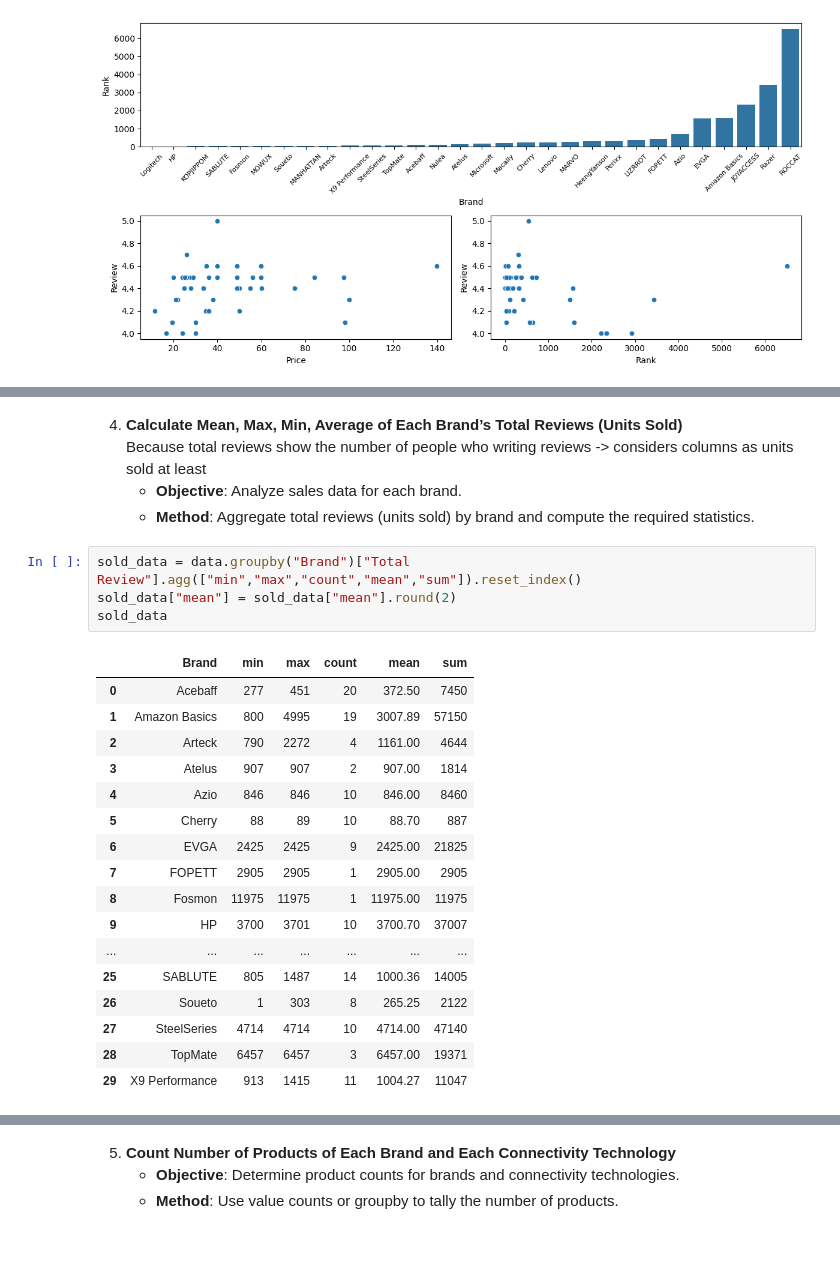
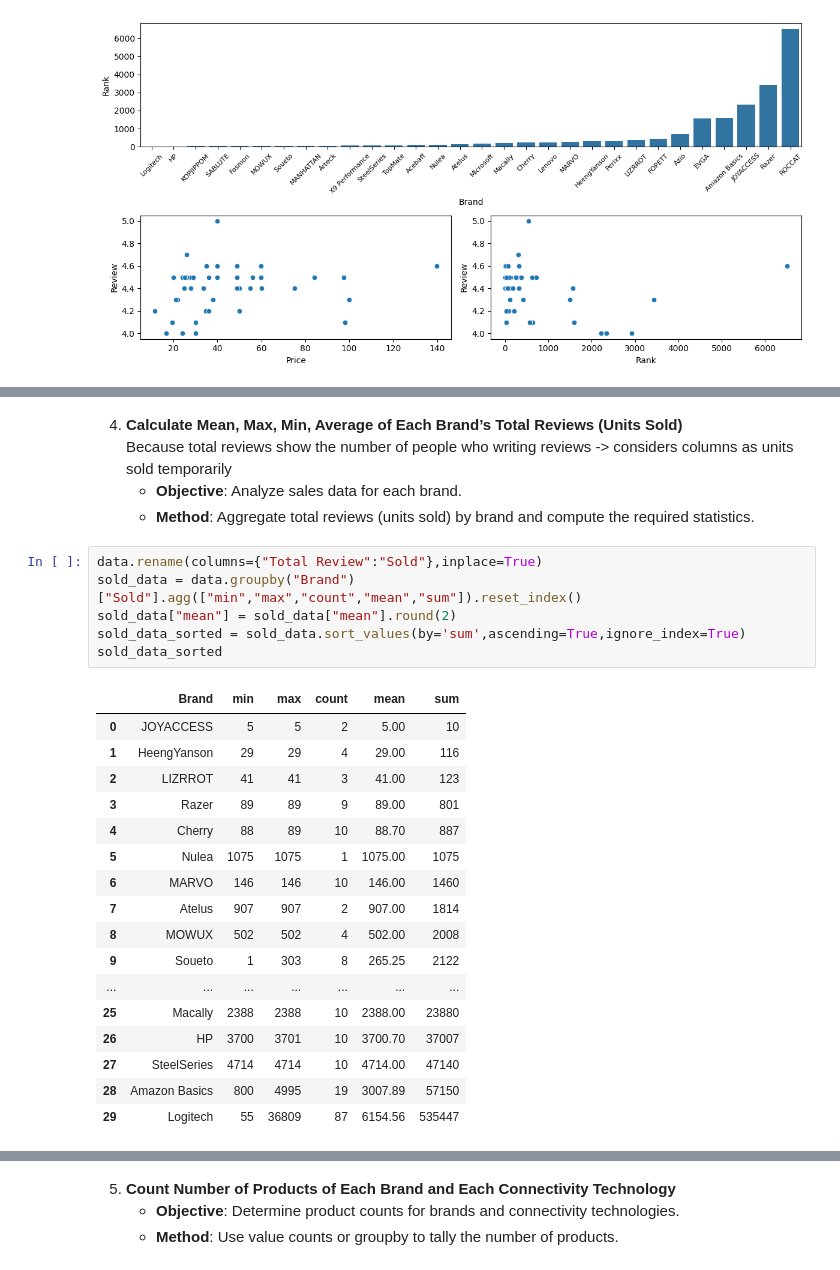
Before and after one commit to motconkien/Data-Projetcs, a Jupyter notebook: Amazon Project/Analyst/main.ipynb, the cells around one changed output, grey strips where cells are left out. Saved outputs shown, nothing was run; the diff lists cells and outputs as text.

```diff
--- a/Amazon Project/Analyst/main.ipynb
+++ b/Amazon Project/Analyst/main.ipynb
@@ -299,27 +307,29 @@ plt.tight_layout()
 # %% [markdown]
 4. **Calculate Mean, Max, Min, Average of Each Brand’s Total Reviews (Units Sold)**
-<br> Because total reviews show the number of people who writing reviews -> considers columns as units sold at least
+<br> Because total reviews show the number of people who writing reviews -> considers columns as units sold temporarily
    - **Objective**: Analyze sales data for each brand.
    - **Method**: Aggregate total reviews (units sold) by brand and compute the required statistics.
 # %%
-sold_data = data.groupby("Brand")["Total Review"].agg(["min","max","count","mean","sum"]).reset_index()
+data.rename(columns={"Total Review":"Sold"},inplace=True)
+sold_data = data.groupby("Brand")["Sold"].agg(["min","max","count","mean","sum"]).reset_index()
 sold_data["mean"] = sold_data["mean"].round(2)
-sold_data
+sold_data_sorted = sold_data.sort_values(by='sum',ascending=True,ignore_index=True)
+sold_data_sorted
 # %% [output]
 |  | Brand | min | max | count | mean | sum |
-| 0 | Acebaff | 277 | 451 | 20 | 372.50 | 7450 |
-| 1 | Amazon Basics | 800 | 4995 | 19 | 3007.89 | 57150 |
-| 2 | Arteck | 790 | 2272 | 4 | 1161.00 | 4644 |
-| 3 | Atelus | 907 | 907 | 2 | 907.00 | 1814 |
-| 4 | Azio | 846 | 846 | 10 | 846.00 | 8460 |
-| 5 | Cherry | 88 | 89 | 10 | 88.70 | 887 |
-| 6 | EVGA | 2425 | 2425 | 9 | 2425.00 | 21825 |
-| 7 | FOPETT | 2905 | 2905 | 1 | 2905.00 | 2905 |
-| 8 | Fosmon | 11975 | 11975 | 1 | 11975.00 | 11975 |
-| 9 | HP | 3700 | 3701 | 10 | 3700.70 | 37007 |
+| 0 | JOYACCESS | 5 | 5 | 2 | 5.00 | 10 |
+| 1 | HeengYanson | 29 | 29 | 4 | 29.00 | 116 |
+| 2 | LIZRROT | 41 | 41 | 3 | 41.00 | 123 |
+| 3 | Razer | 89 | 89 | 9 | 89.00 | 801 |
+| 4 | Cherry | 88 | 89 | 10 | 88.70 | 887 |
+| 5 | Nulea | 1075 | 1075 | 1 | 1075.00 | 1075 |
+| 6 | MARVO | 146 | 146 | 10 | 146.00 | 1460 |
+| 7 | Atelus | 907 | 907 | 2 | 907.00 | 1814 |
+| 8 | MOWUX | 502 | 502 | 4 | 502.00 | 2008 |
+| 9 | Soueto | 1 | 303 | 8 | 265.25 | 2122 |
 | ... | ... | ... | ... | ... | ... | ... |
-| 25 | SABLUTE | 805 | 1487 | 14 | 1000.36 | 14005 |
-| 26 | Soueto | 1 | 303 | 8 | 265.25 | 2122 |
+| 25 | Macally | 2388 | 2388 | 10 | 2388.00 | 23880 |
+| 26 | HP | 3700 | 3701 | 10 | 3700.70 | 37007 |
 | 27 | SteelSeries | 4714 | 4714 | 10 | 4714.00 | 47140 |
-| 28 | TopMate | 6457 | 6457 | 3 | 6457.00 | 19371 |
-| 29 | X9 Performance | 913 | 1415 | 11 | 1004.27 | 11047 |
+| 28 | Amazon Basics | 800 | 4995 | 19 | 3007.89 | 57150 |
+| 29 | Logitech | 55 | 36809 | 87 | 6154.56 | 535447 |
```
Also changed, not shown: parts of 30 cells of this notebook.
